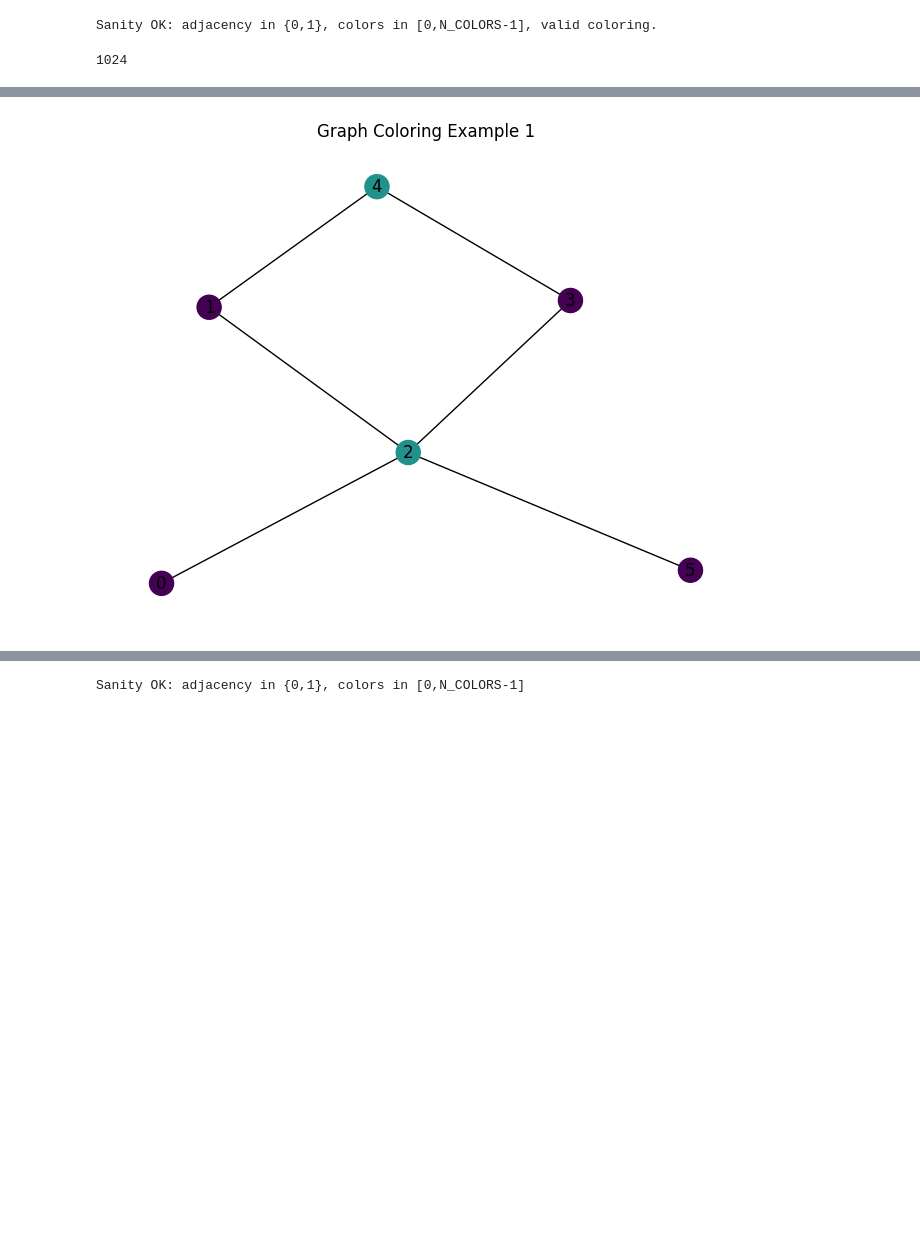
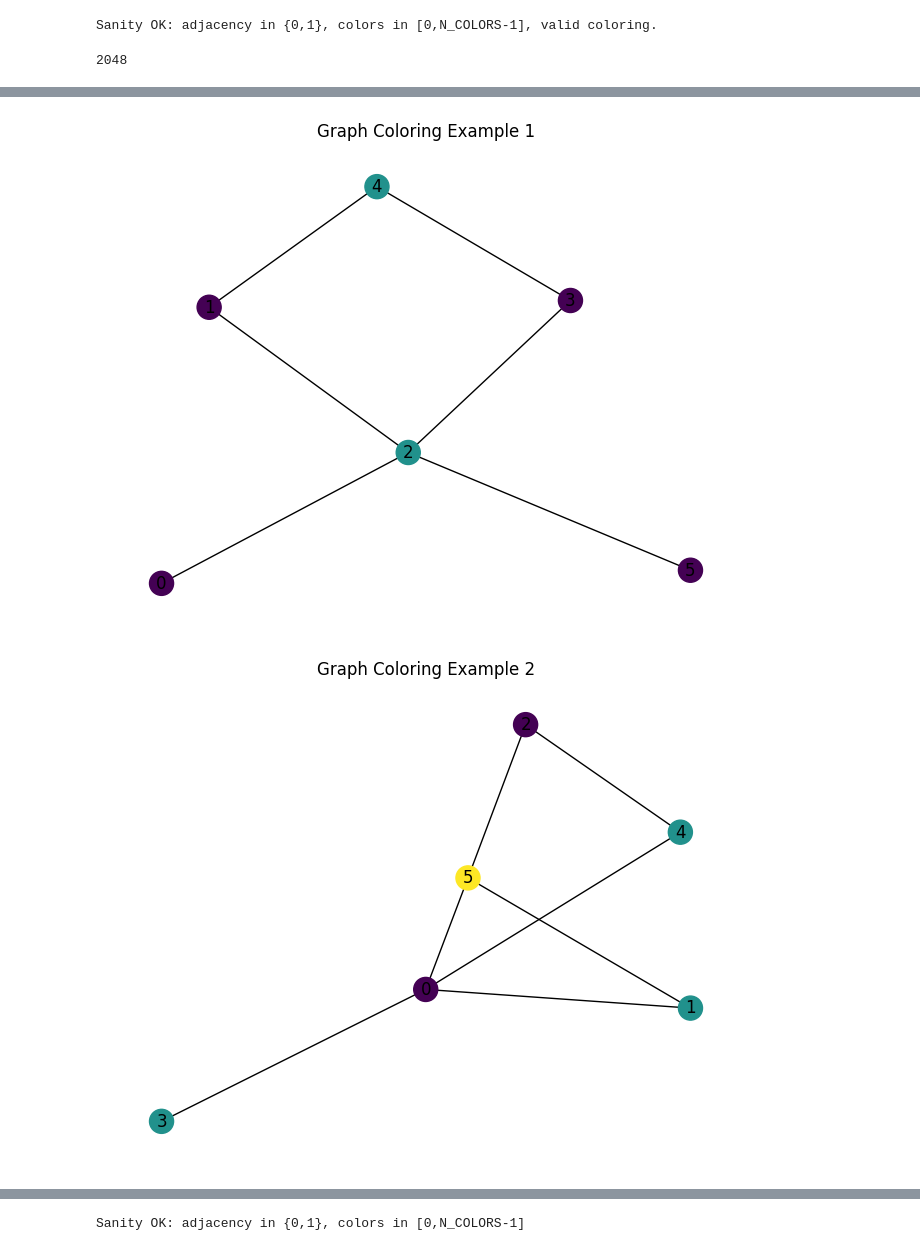
Before and after one commit to MichaelHopwood/ExploreTinyRM, a Jupyter notebook: Alex/GraphColoring_modular.ipynb, the cells around one changed output, grey strips where cells are left out. Drawn from its saved outputs; the diff is of its cells as text; code cells hidden in the pictures; blank space fills up the shorter version.

```diff
--- a/Alex/GraphColoring_modular.ipynb
+++ b/Alex/GraphColoring_modular.ipynb
@@ -141,8 +141,8 @@ def get_gc_loaders(n_train=512, n_val=128, batch_size=16, n_nodes=6, n_colors=3,
     )
 
 train_loader, val_loader = get_gc_loaders(
-    n_train=1024,
-    n_val=256,
+    n_train=2048,
+    n_val=512,
     batch_size=16,
     n_nodes=6,
     n_colors=3,
@@ -247,21 +247,22 @@ Sanity OK: adjacency in {0,1}, colors in [0,N_COLORS-1], valid coloring.
 # check training data size
 len(train_loader.dataset)
 # %% [output]
-1024
+2048
 # %%
 import networkx as nx
 import matplotlib.pyplot as plt
-for i in range(2):
+for i in range(4):
     x, y = train_loader.dataset[i]
     adj = x.numpy().reshape(N_NODES, N_NODES)
     colors = y.numpy()
     G = nx.from_numpy_array(adj)
     color_map = plt.get_cmap('viridis', N_COLORS)
     node_colors = [color_map(c) for c in colors]
     plt.figure()
     nx.draw(G, with_labels=True, node_color=node_colors, cmap=color_map)
     plt.title(f"Graph Coloring Example {i}")
     plt.show()
 # %% [output]
 [figure]
 [figure]
+[figure, added]
```
Also changed, not shown: parts of 4 cells of this notebook, 1 other file.
